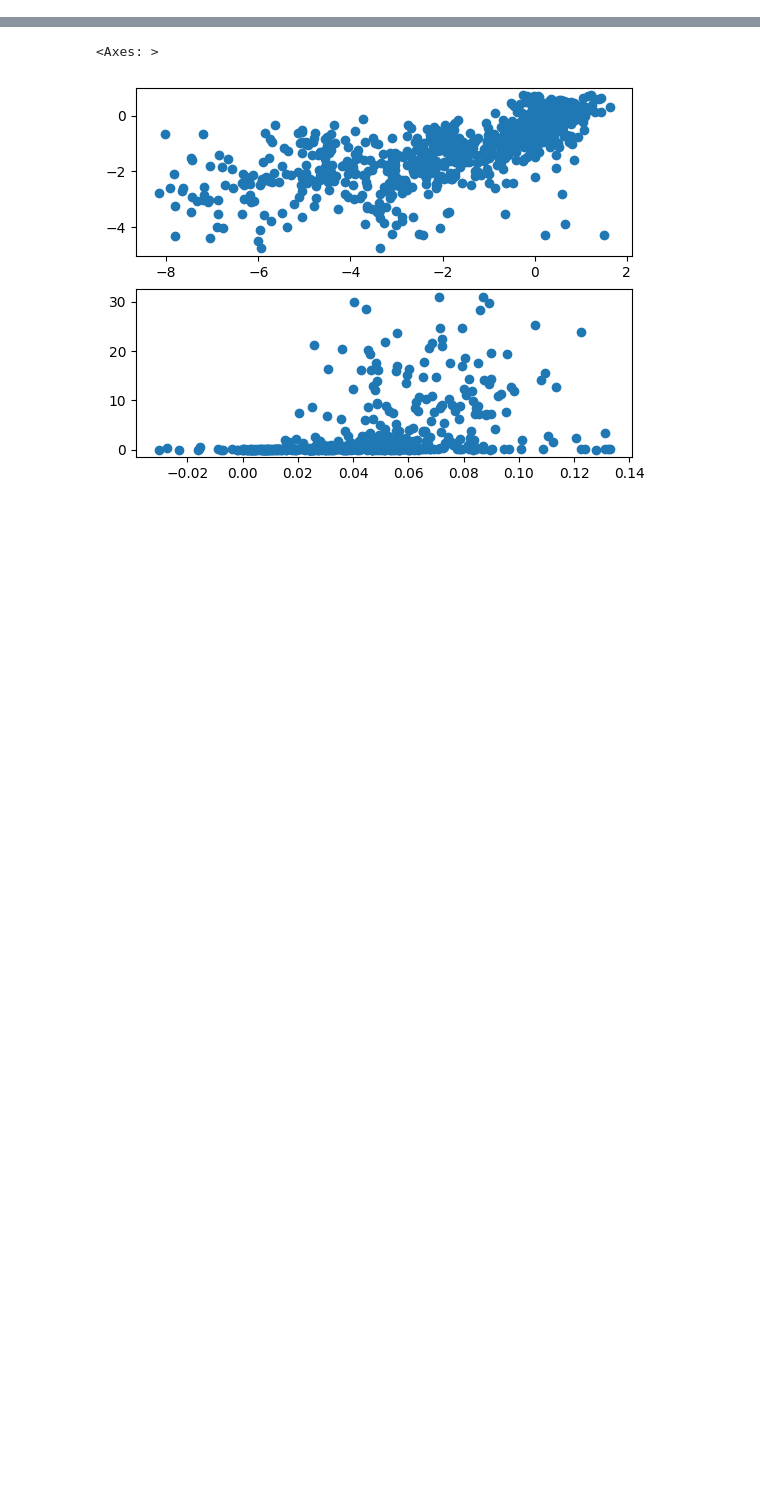
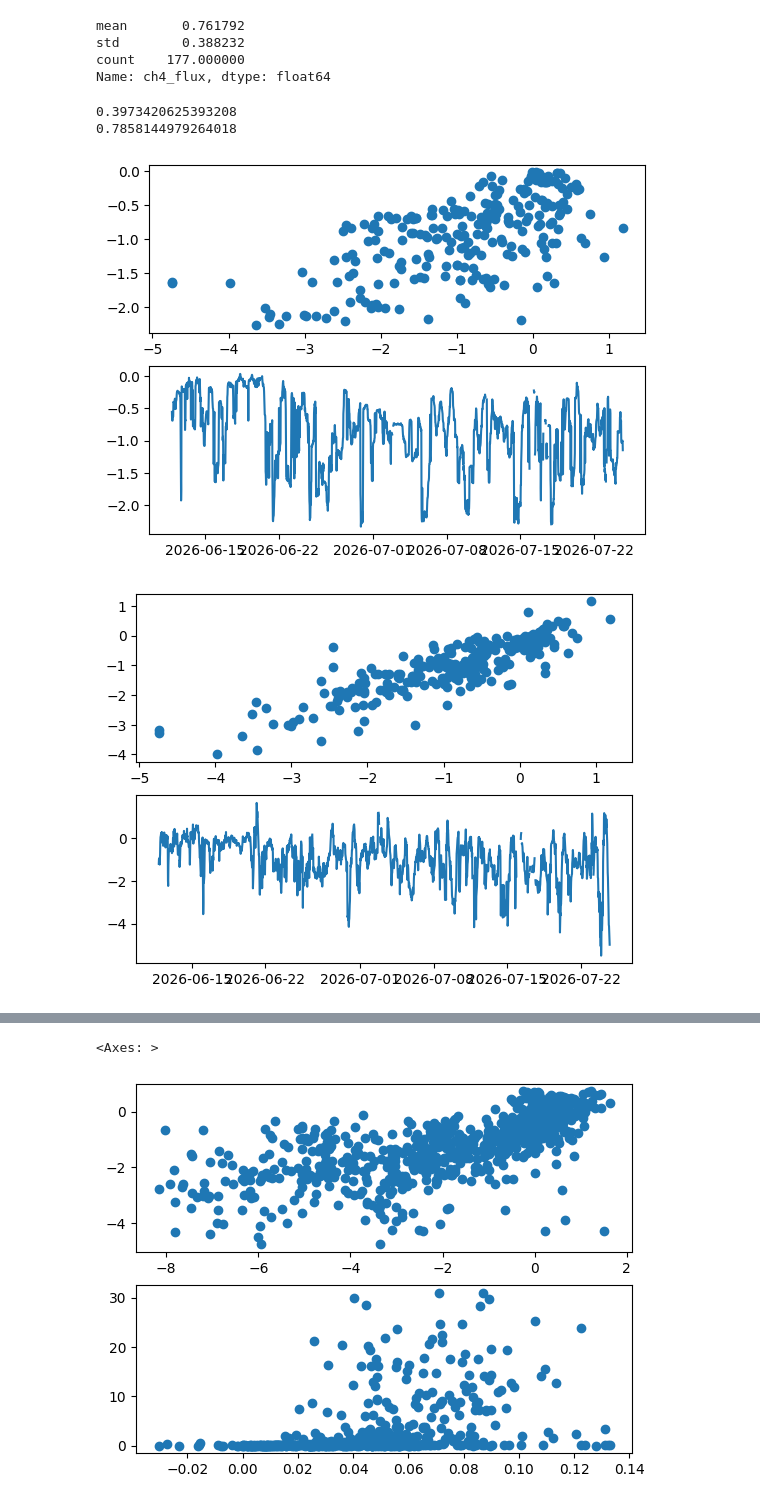
Before and after one commit to CANFLUX/pyFluxPipeline, a Jupyter notebook: .hidden/RDEC_quick_and_dirty.ipynb, the cells around one changed output, grey strips where cells are left out. Cells and saved outputs as stored; diff of their text form; code cells hidden in the pictures; blank space fills up the shorter version.

```diff
--- a/.hidden/RDEC_quick_and_dirty.ipynb
+++ b/.hidden/RDEC_quick_and_dirty.ipynb
@@ -283,0 +322,51 @@ Seep-center (20-60)
+# %%
+# dfsp_test['mlp_ch4_flux'].describe()
+# (dfsp['ch4_flux']*16.01*3600*1e-6).describe()
+
+(dfsp.loc[dfsp['Source']=='Seep-center (20-60)','ch4_flux']*16.01*3600*1e-6).agg(['mean','std','count'])
+# %% [output]
+mean       0.761792
+std        0.388232
+count    177.000000
+Name: ch4_flux, dtype: float64
+# %%
+x = ['wind_dir','wind_speed','air_pressure','air_temperature']
+
+dfsp_test = dfsp.copy()
+dfsp_test['wind_dir'] = 40
+
+for y in ['co2_flux','ch4_flux']:
+    T = dfsp[[y]+x].dropna()
+    Y = T[y].copy()
+    X = T[x].copy()
+    X_train, X_test, y_train, y_test = train_test_split(X, Y, test_size=0.2, random_state=42)
+
+    rf = RandomForestRegressor(min_samples_leaf=30, random_state=0)
+    m = rf.fit(X_train, y_train)
+    print(m.score(X_test, y_test))
+    fig,ax=plt.subplots(2)
+    ax[0].scatter(y_test,m.predict(X_test))
+    # HR = np.array([[D,H] for D in range(1,366) for H in range(24)])
+    dfsp[f"rf_{y}"] = np.nan
+    dfsp.loc[dfsp[x].notna().all(axis=1), f"rf_{y}"] = m.predict(dfsp[x].dropna())
+    ax[1].plot(dfsp.index,dfsp[f"rf_{y}"])
+
+    scaler = StandardScaler()
+    X_train_scaled = scaler.fit_transform(X_train)
+    X_test_scaled = scaler.transform(X_test)
+    mlp = MLPRegressor(hidden_layer_sizes=(100, 50), activation='relu', max_iter=500, random_state=42)
+    mlp.fit(X_train_scaled, y_train)
+    mlp.score(X_test_scaled, y_test)
+
+    fig,ax=plt.subplots(2)
+    ax[0].scatter(y_test,mlp.predict(X_test_scaled))
+    # predictions = mlp.predict(scaler.transform(df[x].dropna()))
+    dfsp[f"mlp_{y}"] = np.nan
+    dfsp.loc[dfsp[x].notna().all(axis=1), f"mlp_{y}"] = mlp.predict(scaler.transform(dfsp[x].dropna()))
+    ax[1].plot(dfsp.index,dfsp[f"mlp_{y}"])
+    dfsp_test.loc[dfsp_test[x].notna().all(axis=1), f"mlp_{y}"] = mlp.predict(scaler.transform(dfsp_test[x].dropna()))
+# %% [output]
+0.3973420625393208
+0.7858144979264018
+[figure, added]
+[figure, added]
```
Also changed, not shown: parts of 12 cells of this notebook.
